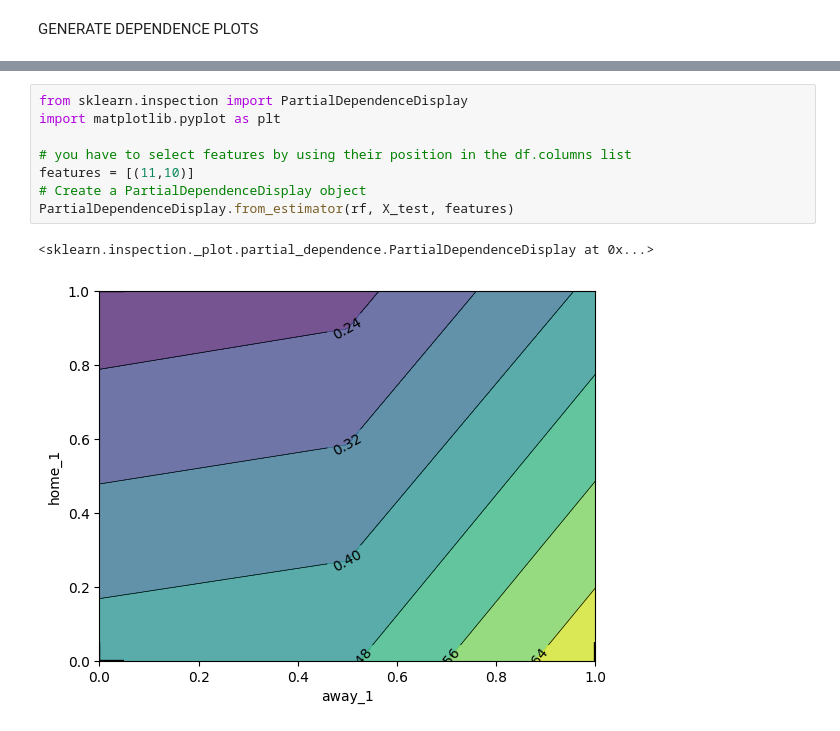
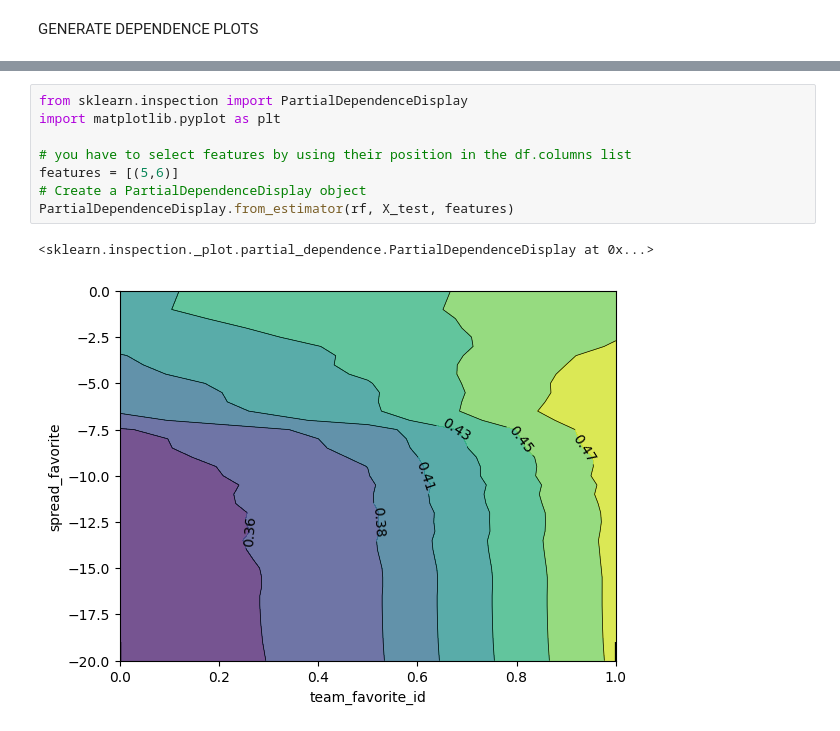
Before and after one commit to lknufi/NFL-explainable-AI, a Jupyter notebook: dependence_plots.ipynb, the cells around one changed output, grey strips where cells are left out. Cells and saved outputs as stored; diff of their text form.

```diff
--- a/dependence_plots.ipynb
+++ b/dependence_plots.ipynb
@@ -123,11 +122,11 @@ Index(['schedule_season', 'schedule_week', 'schedule_playoff', 'team_home',
 # %%
 from sklearn.inspection import PartialDependenceDisplay
 import matplotlib.pyplot as plt
 
 # you have to select features by using their position in the df.columns list
-features = [(11,10)]
+features = [(5,6)]
 # Create a PartialDependenceDisplay object
 PartialDependenceDisplay.from_estimator(rf, X_test, features)
 # %% [output]
 <sklearn.inspection._plot.partial_dependence.PartialDependenceDisplay at 0x...>
-[figure, old version]
+[figure, new version]
```
Also changed, not shown: parts of 2 cells of this notebook, 2 other files.
